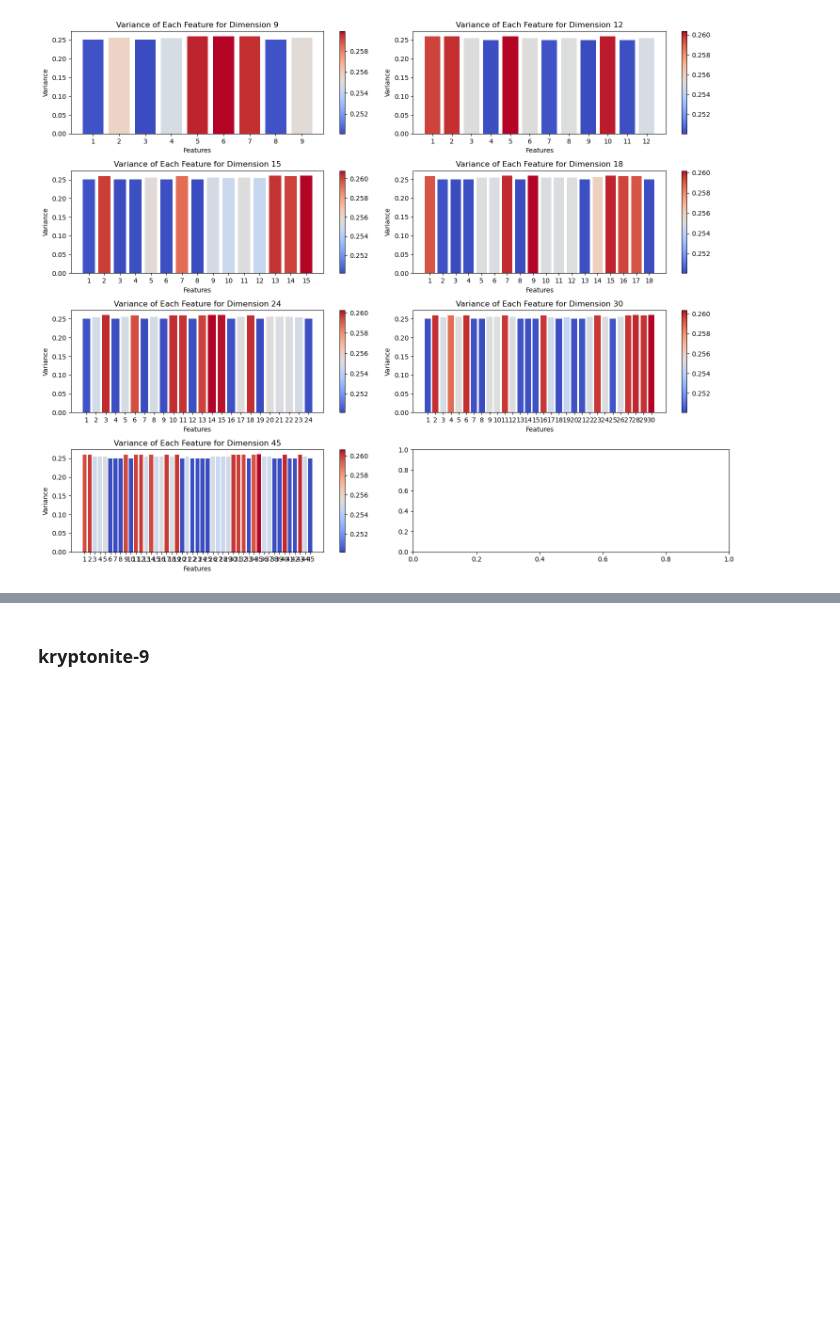
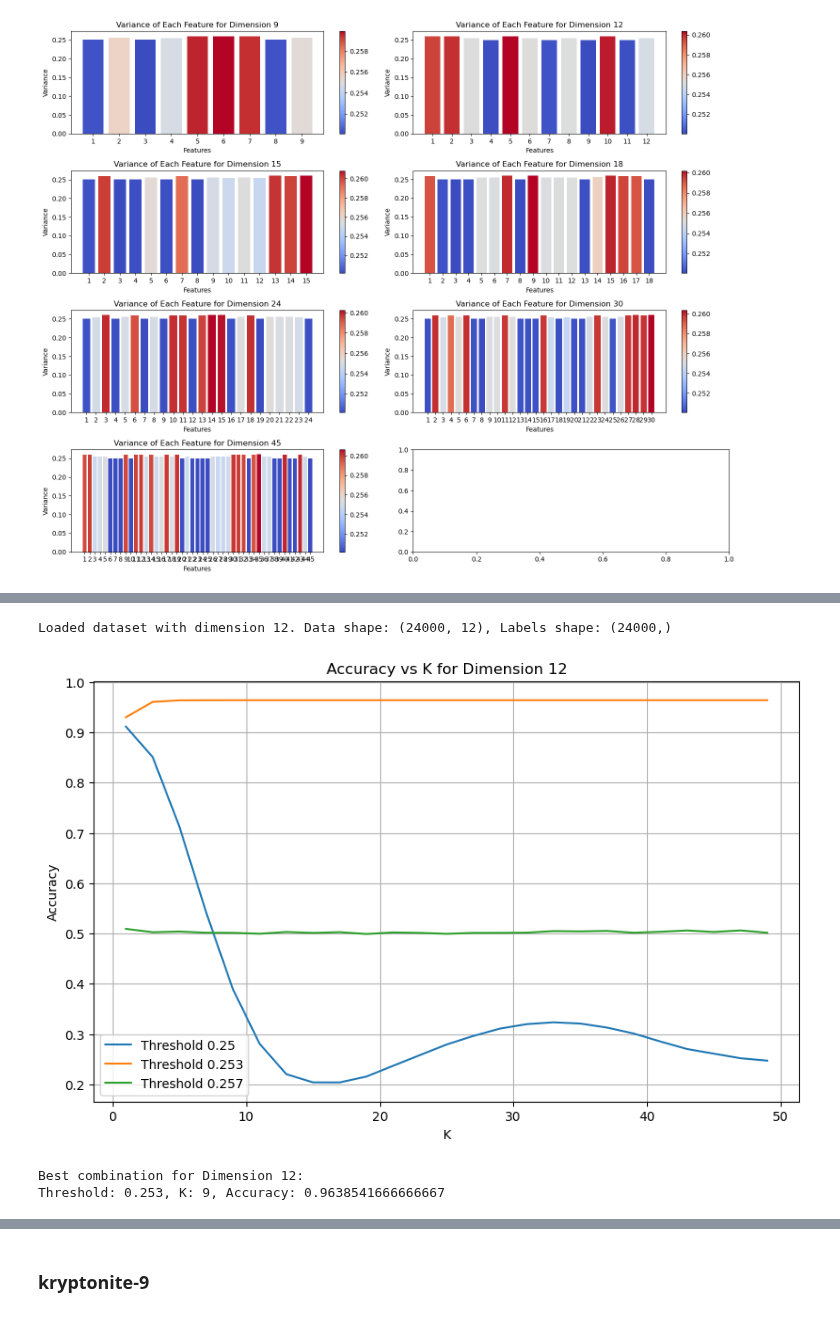
Before and after one commit to Daniel4078/COMP70015-MML-coursework, a Jupyter notebook: Knn.ipynb, the cells around one changed output, grey strips where cells are left out. Cells and saved outputs as stored; diff of their text form; code cells hidden in the pictures; blank space fills up the shorter version.

```diff
--- a/Knn.ipynb
+++ b/Knn.ipynb
@@ -209,0 +206,9 @@ Results for Dimension 9:
+# %%
+best_params,best_acc =  perform_grid_search(12,thresholds,k_range)
+print(f"Best combination for Dimension 12:")
+print(f"Threshold: {best_params['Threshold']}, K: {best_params['K']}, Accuracy: {best_acc}")
+# %% [output]
+Loaded dataset with dimension 12. Data shape: (24000, 12), Labels shape: (24000,)
+[figure, added]
+Best combination for Dimension 12:
+Threshold: 0.253, K: 9, Accuracy: 0.9638541666666667
```
Also changed, not shown: parts of 20 cells of this notebook.
